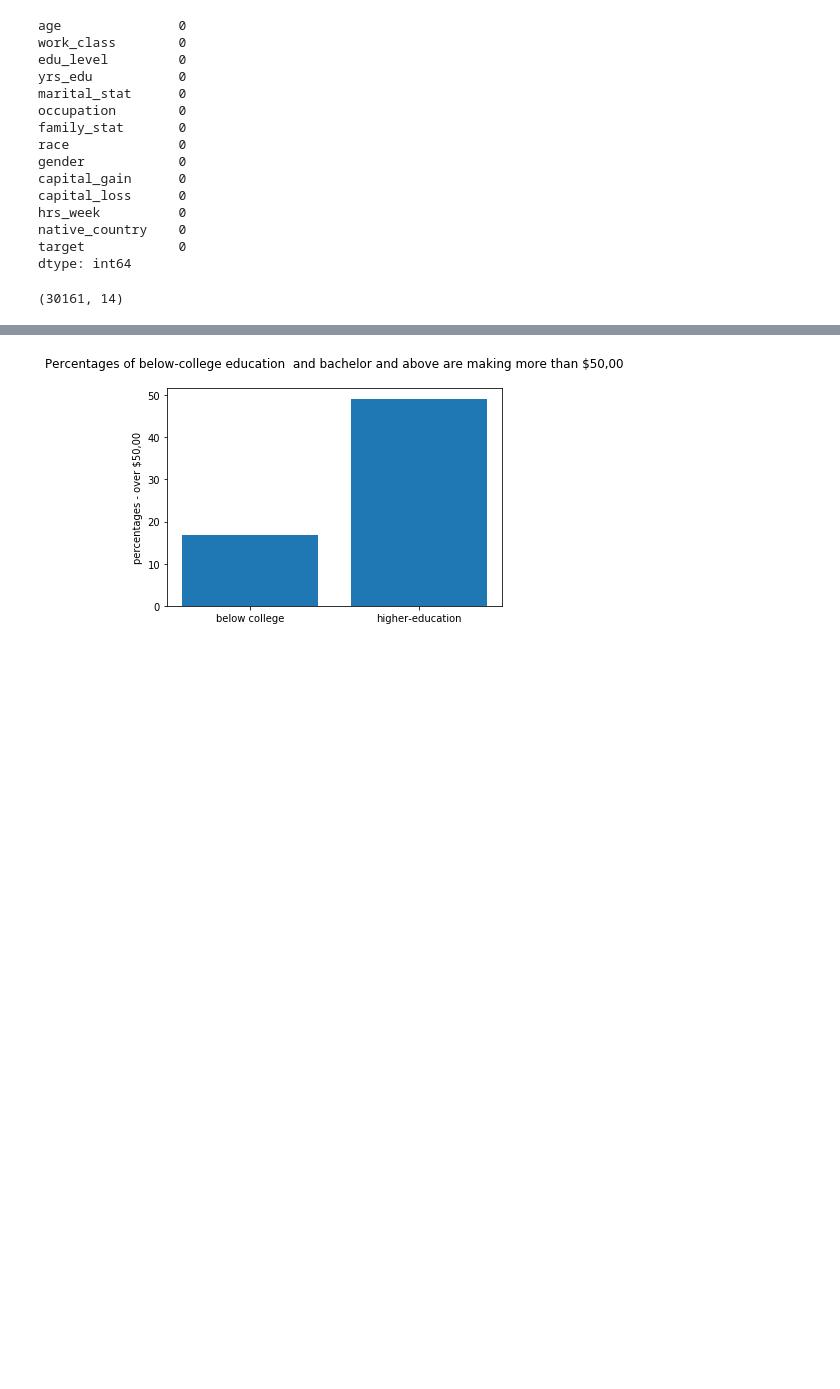
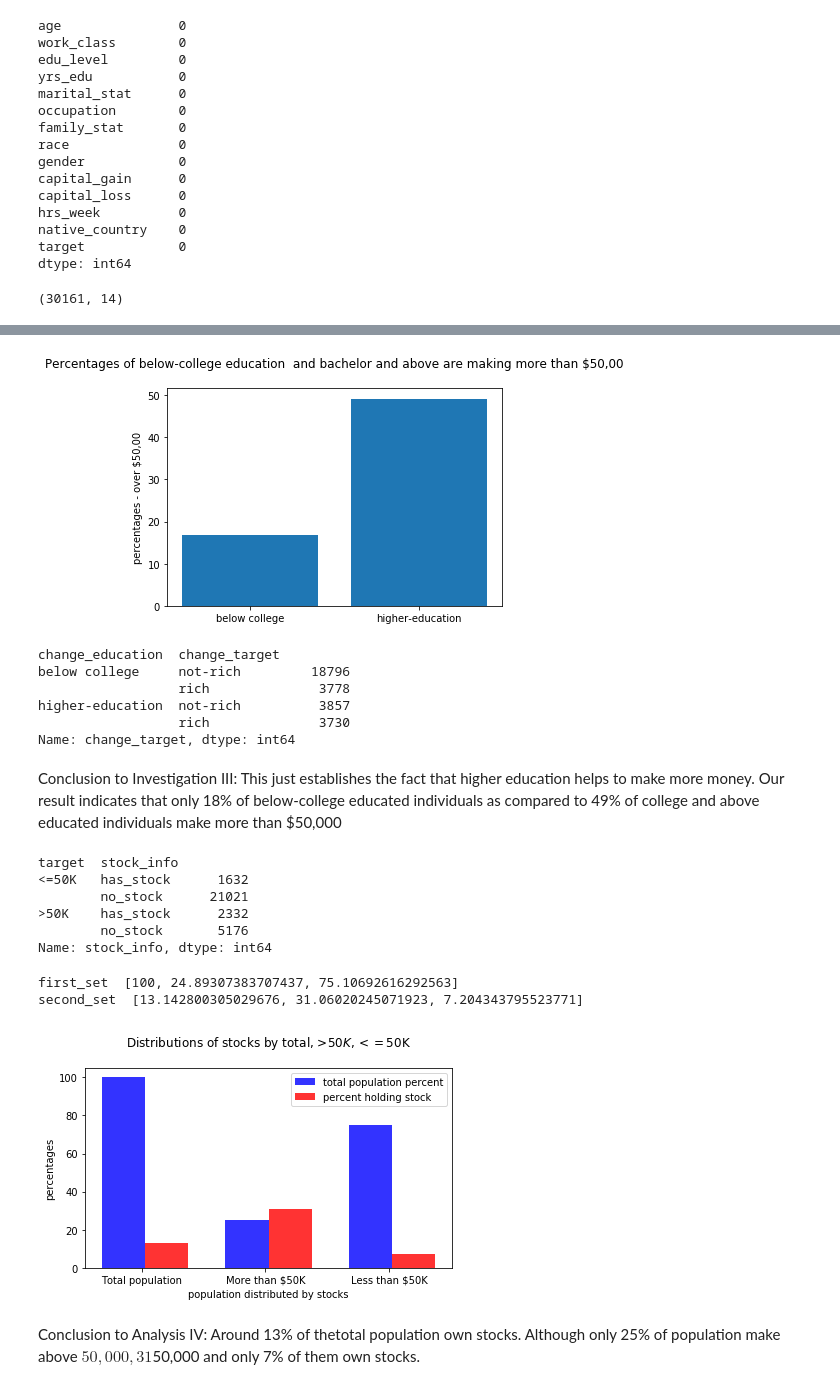
Before and after one commit to mushtaqnow/springboard_HW, a Jupyter notebook: Data_story.ipynb, the cells around one changed output, grey strips where cells are left out. Saved outputs shown, nothing was run; the diff lists cells and outputs as text; code cells hidden in the pictures; blank space fills up the shorter version.

```diff
--- a/Data_story.ipynb
+++ b/Data_story.ipynb
@@ -222,5 +235,13 @@ plt.bar(x,y)
 plt.ylabel('percentages - over $50,00')
 plt.title('Percentages of below-college education  and bachelor and above are making more than $50,00\n')
 plt.show()
+
+data3.groupby(['change_education','change_target'])['change_target'].count()
 # %% [output]
 [figure]
+change_education  change_target
+below college     not-rich         18796
+                  rich              3778
+higher-education  not-rich          3857
+                  rich              3730
+Name: change_target, dtype: int64
@@ -230,0 +248,58 @@ plt.show()
+# %% [markdown]
+Conclusion to Investigation III: This just establishes the fact that higher education helps to make more money.
+Our result indicates that only 18% of below-college educated individuals as compared to 49% of college and above educated individuals make more than $50,000
+# %%
+#Investigation IV:
+data4=df.copy()
+
+data4['data_stock']=(data4['capital_gain']>0)| (data4['capital_loss']>0)
+data4['stock_info']=data4['data_stock'].apply(lambda x: "no_stock" if x==False else 'has_stock')
+data4.groupby(['target','stock_info'])['stock_info'].count()
+# %% [output]
+target  stock_info
+<=50K   has_stock      1632
+        no_stock      21021
+>50K    has_stock      2332
+        no_stock       5176
+Name: stock_info, dtype: int64
+# %%
+total_persons=len(data4.index)
+total_stock_holders=data4['stock_info'].value_counts()
+total_stock_holders=3964
+data4['target'].value_counts()
+total_more_50K=7508
+first_set=[100, 7508/30161*100,22653/30161*100]
+first_set
+second_set=[3964/30161*100,2332/7508*100,1632/22653*100]
+second_set
+third_set=
+print ("first_set ",first_set,"\nsecond_set ", second_set)
+# %% [output]
+first_set  [100, 24.89307383707437, 75.10692616292563]
+second_set  [13.142800305029676, 31.06020245071923, 7.204343795523771]
+# %%
+# create plot
+index = np.arange(3)
+fig, ax = plt.subplots()
+#index = np.arange(n_groups)
+bar_width = 0.35
+opacity = 0.8
+fake=['A','B','C']
+first = plt.bar(fake, first_set, bar_width,
+alpha=opacity,
+color='b',
+label='total population percent')
+
+second = plt.bar(index + bar_width, second_set, bar_width, alpha=opacity,color='r',label='percent holding stock')
+plt.xlabel('population distributed by stocks')
+plt.ylabel('percentages')
+plt.title('Distributions of stocks by total, >$50K, <=$50K\n')
+plt.xticks(index + bar_width-.2, ('Total population','More than $50K', 'Less than $50K'))
+plt.legend()
+plt.tight_layout()
+plt.show()
+# %% [output]
+[figure, added]
+# %% [markdown]
+Conclusion to Analysis IV: Around 13% of thetotal population own stocks. Although only 25% of population make above
+$50,000, 31% percent of them own stoks; on the otherhand, 75% of population make less than $50,000 and only 7% of them own stocks.
```
Also changed, not shown: parts of 12 cells of this notebook.
